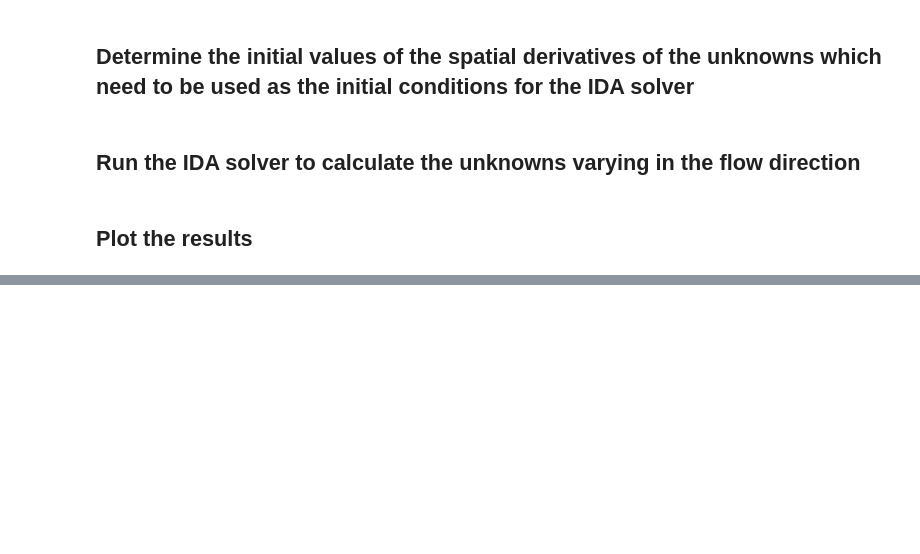
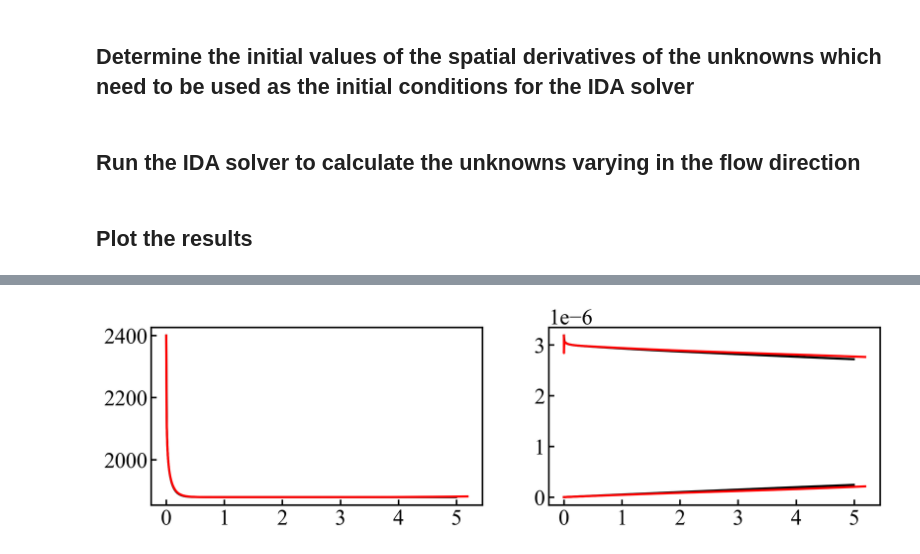
Before and after one commit to gkogekar/cantera-jupyter, a Jupyter notebook: reactors/1D_pfr.ipynb, the cells around one changed output, grey strips where cells are left out. Cells and saved outputs as stored; diff of their text form; code cells hidden in the pictures; blank space fills up the shorter version.

```diff
--- a/reactors/1D_pfr.ipynb
+++ b/reactors/1D_pfr.ipynb
@@ -206,0 +320,51 @@ Destruction efficiency for CF4 = 0.45748871155357845 %
+# %%
+# Compare with BL code
+import pandas as pd
+i_arr = [0]
+baseFolder = 'C:/brownUniversity/boundary_layer_problem/pfr_comparison/'
+
+# Plot
+plt.rcParams['font.size'] = 20
+#plt.rc('xtick', direction='in')
+#plt.rc('ytick', direction='in')
+f, ax = plt.subplots(1,2, figsize=(12, 3), dpi=300)
+#ax[0].set_xlim([-0.1, 5.1])
+#ax[1].set_xlim([-0.1, 5.1])
+ax[0].set_xticks([0,1,2,3,4,5])
+ax[0].set_yticks([1800, 2000, 2200, 2400])
+ax[1].set_xticks([0,1,2,3,4,5])
+plt.rcParams['axes.linewidth'] = 1.5
+ax[0].tick_params(direction='in', length=5, width=1.5, colors='k')
+ax[0].plot(times, solution.values.y[:,ind_T], color='k',label='T_PFR', linewidth = 2)
+#ax[0].set_xlabel('Distance along the reactor [m]')
+#ax[0].set_ylabel('Temperature [K]')
+ax[1].tick_params(direction='in', length=5, width=1.5, colors='k')
+ax[1].plot(times, solution.values.y[:,4+ind_CF4], color='k', label='CF4_PFR', linewidth = 2)
+#ax[1].set_xlabel('Distance along the reactor [m]')
+#ax[1].set_ylabel('Mole fraction []')
+ax[1].plot(times, solution.values.y[:,4+ind_HF], color='k', label='HF_PFR', linewidth = 2)
+#ax[1,1].set_xlabel('Distance (m)')
+#ax[1,1].set_ylabel('X_CHF3 ()')
+
+# Indices for variables (Hard coded for now)
+indBL_T = 4
+indBL_HF = 71
+indBL_CHF3 = 77
+indBL_CF4 = 78
+for i in range(len(i_arr)):
+    filename = baseFolder + 'i_' + str(i_arr[i]) + '.csv'
+    data = pd.read_csv(filename).values
+    points = data[:,0].size
+    z = data[:,0]*D
+    nvar = data[0,:].size
+
+    ax[0].plot(z, data[:, indBL_T], color='r', label='T_BL', linewidth = 2)
+    ax[1].plot(z, data[:, indBL_CF4], color='r', label='CF4_BL', linewidth = 2)
+    ax[1].plot(z, data[:, indBL_HF], color='r', label='HF_BL', linewidth = 2)
+    #ax[0].legend()
+    #ax[1].legend()
+#f.tight_layout()
+#plt.savefig('BL_PFR.jpeg', dpi=300)
+plt.savefig('BL_PFR.svg', dpi=1000)
+# %% [output]
+[figure, added]
```
Also changed, not shown: parts of 9 cells of this notebook, 5 other files.
